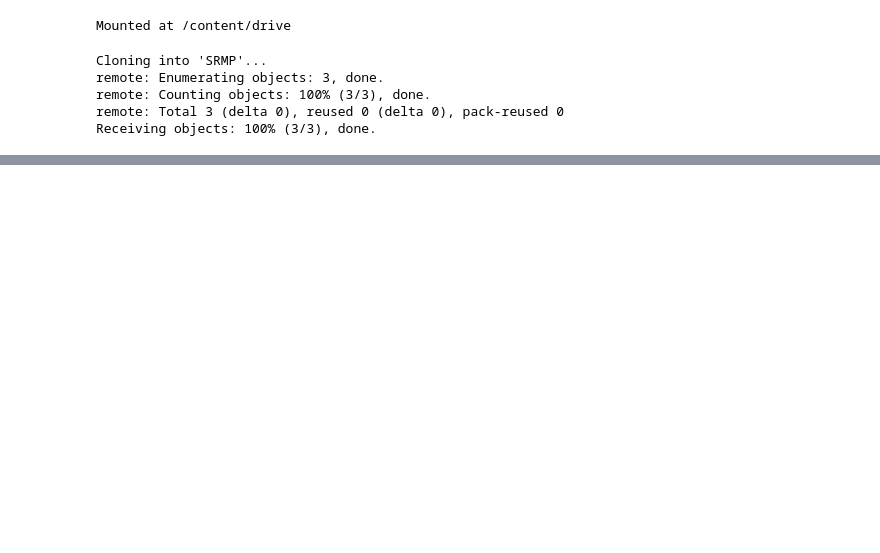
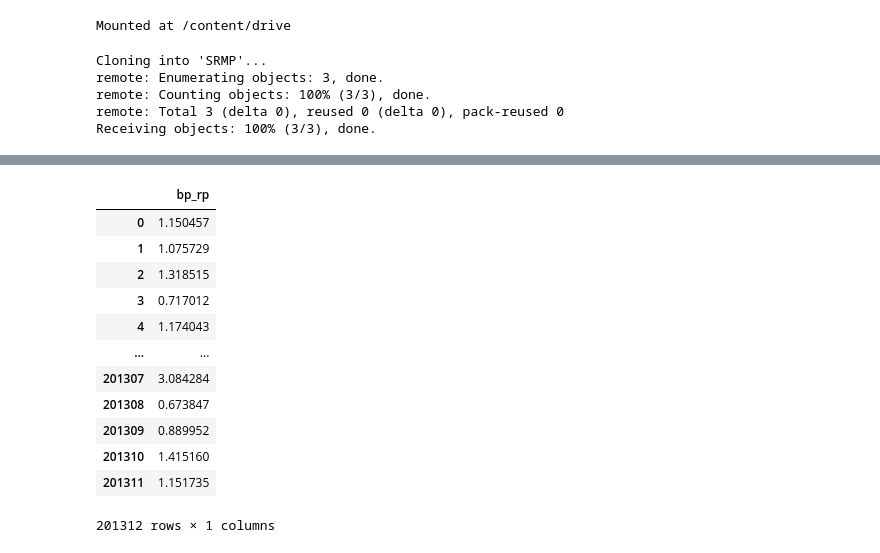
Before and after one commit to Jadesola3/SRMP, a Jupyter notebook: Oct4~SRMP_Coding_day_1.ipynb, the cells around one changed output, grey strips where cells are left out. Drawn from its saved outputs; the diff is of its cells as text; code cells hidden in the pictures; blank space fills up the shorter version.

```diff
--- a/Oct4~SRMP_Coding_day_1.ipynb
+++ b/Oct4~SRMP_Coding_day_1.ipynb
@@ -15,0 +67,16 @@ Receiving objects: 100% (3/3), done.
+# %%
+df[['bp_rp']]
+# %% [output]
+|  | bp_rp |
+| 0 | 1.150457 |
+| 1 | 1.075729 |
+| 2 | 1.318515 |
+| 3 | 0.717012 |
+| 4 | 1.174043 |
+| ... | ... |
+| 201307 | 3.084284 |
+| 201308 | 0.673847 |
+| 201309 | 0.889952 |
+| 201310 | 1.415160 |
+| 201311 | 1.151735 |
+201312 rows × 1 columns
```
Also changed, not shown: parts of 14 cells of this notebook.
